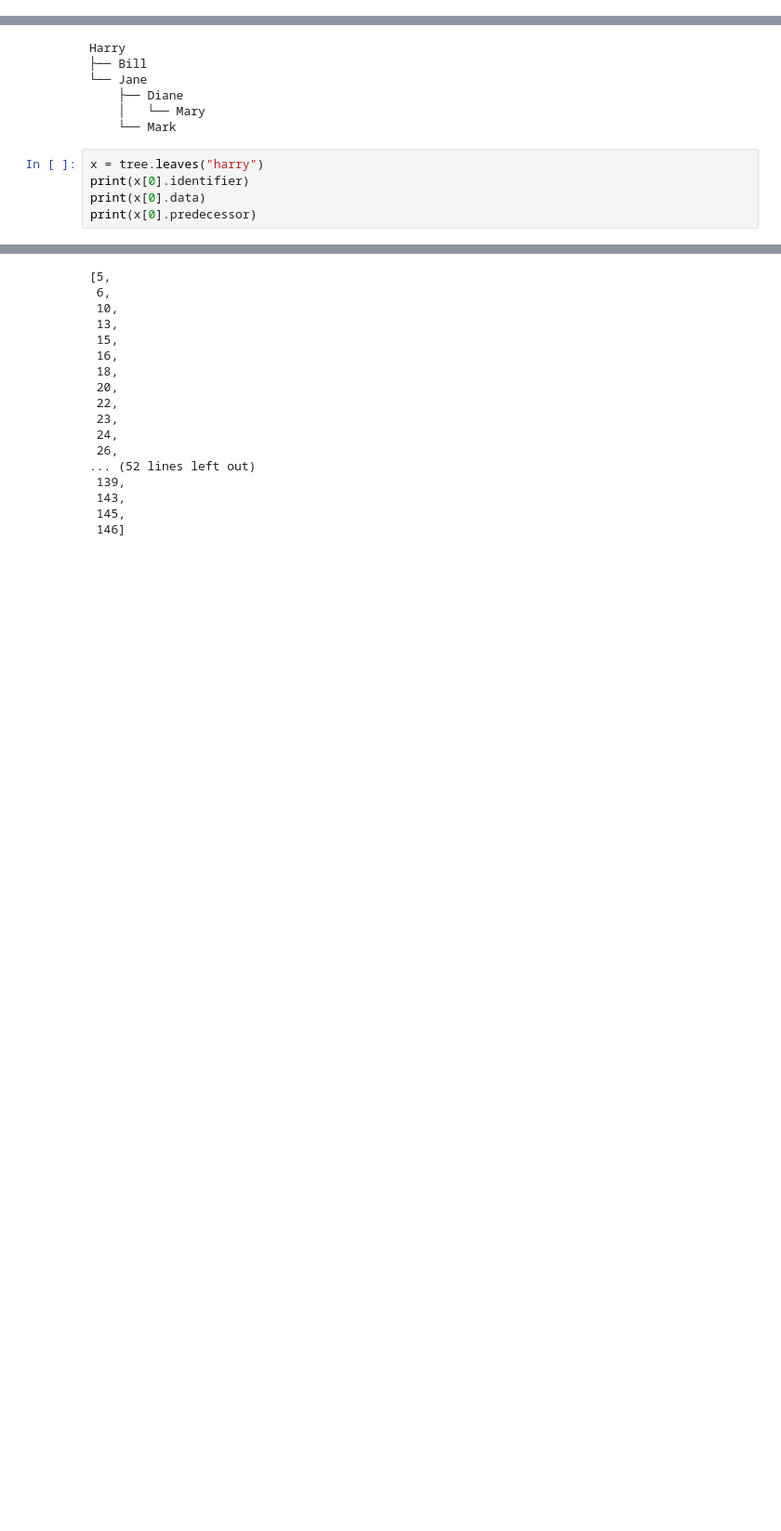
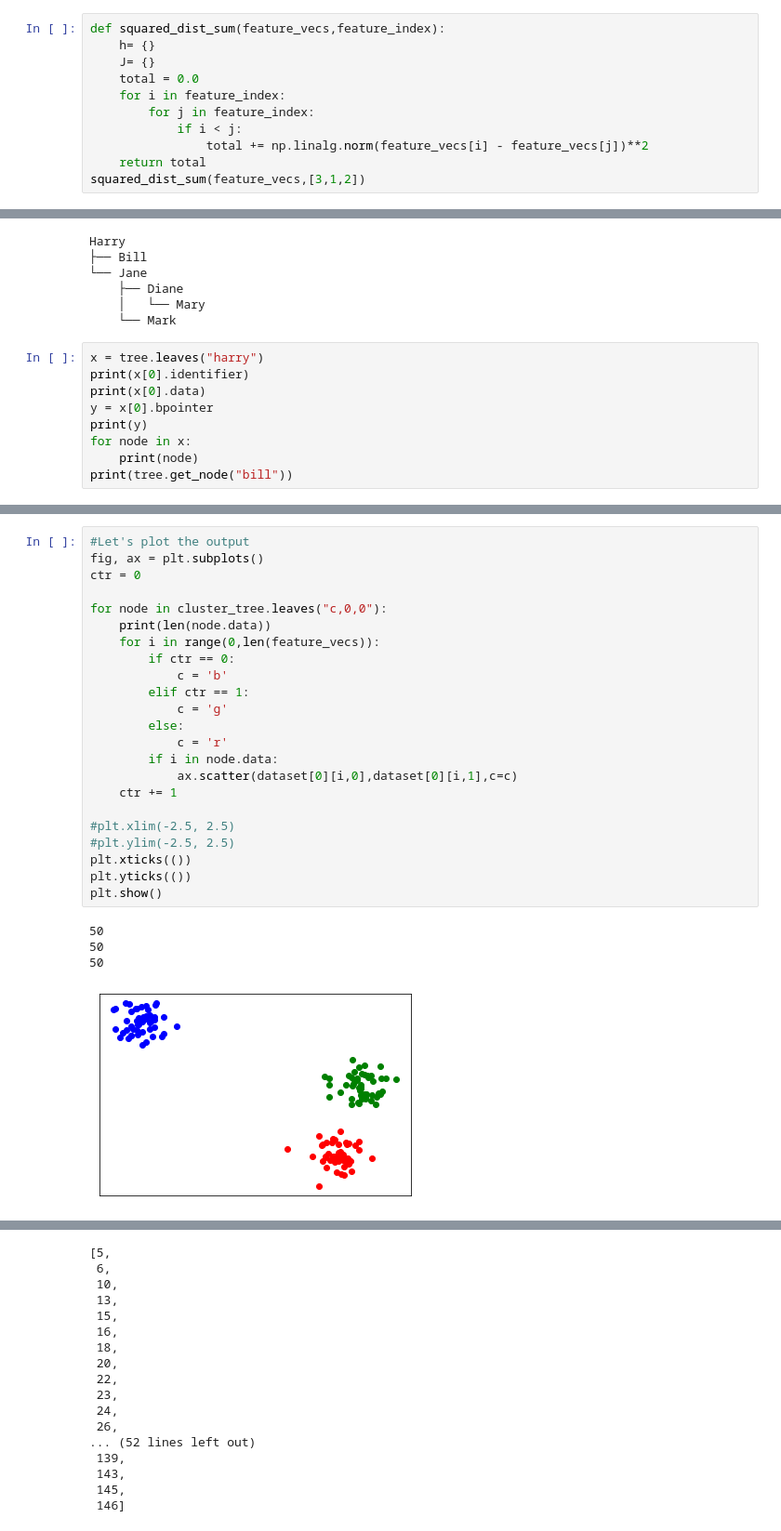
Before and after one commit to CDL-Quantum/Hackathon2020, a Jupyter notebook: AB/binary_clustering.ipynb, the cells around one changed output, grey strips where cells are left out. Shown: that part at 93% size. Saved outputs shown, nothing was run; the diff lists cells and outputs as text; blank space fills up the shorter version.

Commit message:
hierarchical clustering done

```diff
--- a/AB/binary_clustering.ipynb
+++ b/AB/binary_clustering.ipynb
@@ -90,3 +90,14 @@ plt.yticks(())
 plt.show()
 # %% [output]
 [figure]
+# %%
+def squared_dist_sum(feature_vecs,feature_index):
+    h= {}
+    J= {}
+    total = 0.0
+    for i in feature_index:
+        for j in feature_index:
+            if i < j:
+                total += np.linalg.norm(feature_vecs[i] - feature_vecs[j])**2
+    return total
+squared_dist_sum(feature_vecs,[3,1,2])
@@ -110,6 +125,10 @@ Harry
 x = tree.leaves("harry")
 print(x[0].identifier)
 print(x[0].data)
-print(x[0].predecessor)
+y = x[0].bpointer
+print(y)
+for node in x:
+    print(node)
+print(tree.get_node("bill"))
 # %% [output]
 bill
@@ -141,0 +191,28 @@ IndexError: tuple index out of range
+# %%
+#Let's plot the output
+fig, ax = plt.subplots()
+ctr = 0
+
+for node in cluster_tree.leaves("c,0,0"):
+    print(len(node.data))
+    for i in range(0,len(feature_vecs)):
+        if ctr == 0:
+            c = 'b'
+        elif ctr == 1:
+            c = 'g'
+        else:
+            c = 'r'
+        if i in node.data:
+            ax.scatter(dataset[0][i,0],dataset[0][i,1],c=c)
+    ctr += 1
+
+#plt.xlim(-2.5, 2.5)
+#plt.ylim(-2.5, 2.5)
+plt.xticks(())
+plt.yticks(())
+plt.show()
+# %% [output]
+50
+50
+50
+[figure, added]
```
Also changed, not shown: parts of 10 cells of this notebook, 1 other file.
